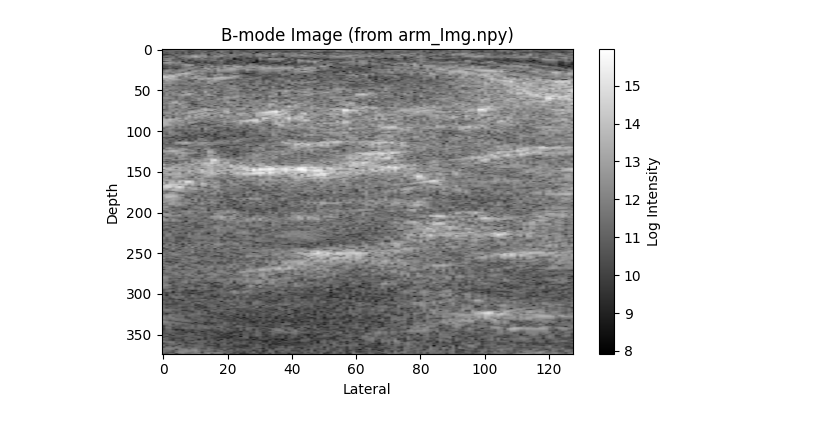
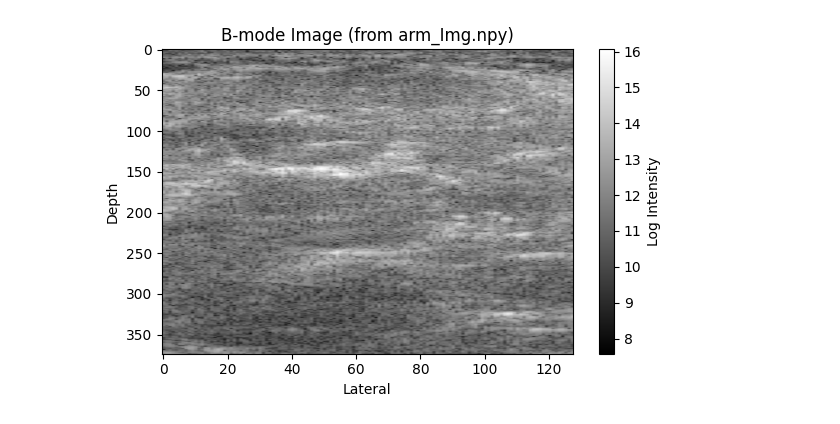
Before and after one commit to MUNHYUNBOO/Medical-Image-Processing, a Jupyter notebook: task2.ipynb, the cells around one changed output. Cells and saved outputs as stored; diff of their text form; code cells hidden in the pictures.

```diff
--- a/task2.ipynb
+++ b/task2.ipynb
@@ -1,26 +1,26 @@
 # %%
 import numpy as np
 import matplotlib.pyplot as plt
 
 
 # 1.이미지 데이터 불러오기
 img_path = "/home/mhb0917/의료영상처리/202255646/arm_Img.npy"
 arm_img = np.load(img_path)  # Shape: (374, 128, 1, 100)
 
 
 # 2. 첫 번째 프레임 선택 및 로그 압축
-img_frame = arm_img[:, :, 0, 70]         # 첫 프레임만 선택
+img_frame = arm_img[:, :, 0, 0]         # 첫 프레임만 선택
 img_log = np.log1p(img_frame)           # log(1 + x) 압축
 
 
 # 3. 시각화
 plt.figure(figsize=(6, 4))
 plt.imshow(img_log, cmap='gray', aspect='auto')
 plt.title("B-mode Image (from arm_Img.npy)")
 plt.colorbar(label='Log Intensity')
 plt.xlabel("Lateral")
 plt.ylabel("Depth")
 plt.tight_layout()
 plt.show()
 # %% [output]
-[figure, old version]
+[figure, new version]
```
Also changed, not shown: parts of 2 cells of this notebook.
